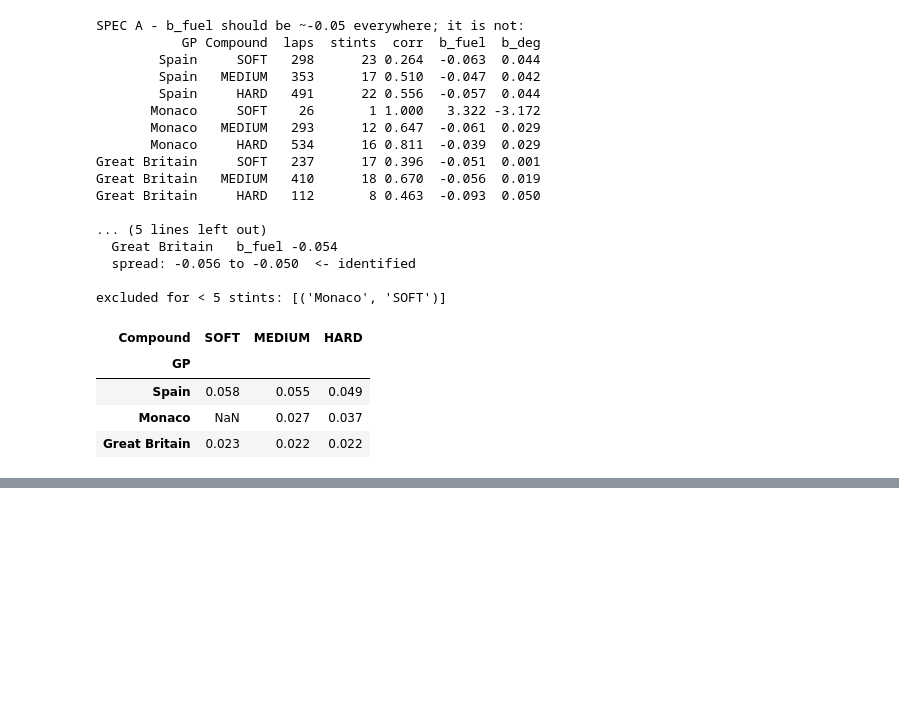
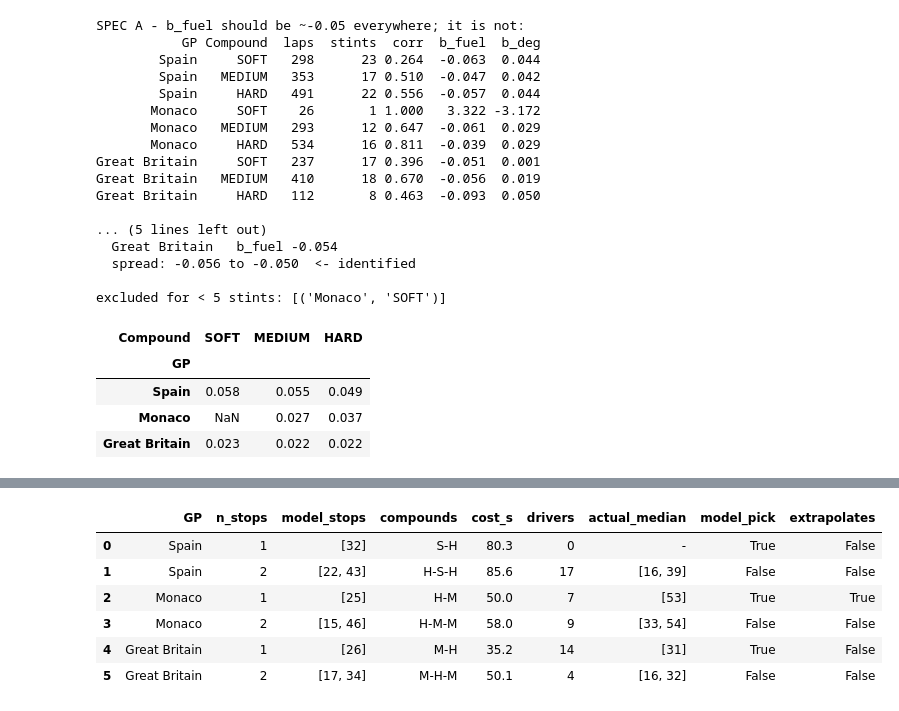
Before and after one commit to HegdeShreyas14/f1-tyre-strat, a Jupyter notebook: notebooks/analysis.ipynb, the cells around one changed output, grey strips where cells are left out. Saved outputs shown, nothing was run; the diff lists cells and outputs as text; code cells hidden in the pictures; blank space fills up the shorter version.

```diff
--- a/notebooks/analysis.ipynb
+++ b/notebooks/analysis.ipynb
@@ -345,0 +504,76 @@ excluded for < 5 stints: [('Monaco', 'SOFT')]
+# %%
+# --- The optimiser ---------------------------------------------------------
+from itertools import product
+
+MIN_STINT = 8        # nobody runs a 3-lap stint; keeps the search realistic
+
+
+def strategy_cost(lengths, compounds, gp, pit=None):
+    """Seconds lost vs a car that never stops and never degrades."""
+    p = params[gp]
+    cost = (pit_loss[gp] if pit is None else pit) * (len(lengths) - 1)
+    for L, c in zip(lengths, compounds):
+        cost += p[c]['base'] * L + p[c]['deg'] * L * (L + 1) / 2
+    return cost
+
+
+def best_strategy(gp, n_stops):
+    """Cheapest stint lengths + compounds for a given number of stops.
+
+    F1 requires at least two different dry compounds in a dry race, so
+    single-compound plans are excluded.
+    """
+    N, avail = race_laps[gp], list(params[gp])
+    best = None
+    for splits in product(range(MIN_STINT, N - MIN_STINT + 1), repeat=n_stops):
+        if list(splits) != sorted(splits):
+            continue                                  # stop laps must increase
+        bounds = [0, *splits, N]
+        lengths = [b - a for a, b in zip(bounds, bounds[1:])]
+        if min(lengths) < MIN_STINT:
+            continue
+        for combo in product(avail, repeat=n_stops + 1):
+            if len(set(combo)) < 2:
+                continue                              # two-compound rule
+            c = strategy_cost(lengths, combo, gp)
+            if best is None or c < best['cost']:
+                best = {'stops': list(splits), 'compounds': list(combo),
+                        'lengths': lengths, 'cost': c}
+    return best
+
+
+# longest stint actually observed per compound: anything beyond this is extrapolation
+observed_max = (clean.groupby(['GP', 'Compound', 'Driver', 'Stint']).TyreLife.max()
+                     .groupby(['GP', 'Compound']).max())
+
+rows = []
+for gp in RACES:
+    counts = actual_stops[gp].apply(len).value_counts()
+    plans = {n: best_strategy(gp, n) for n in (1, 2)}
+    win = min(plans, key=lambda n: plans[n]['cost'])
+
+    for n, b in plans.items():
+        same = [s for s in actual_stops[gp] if len(s) == n]
+        med = [int(np.median([s[i] for s in same])) for i in range(n)] if same else []
+        longest = max(L for L, c in zip(b['lengths'], b['compounds']))
+        cap = max(observed_max.get((gp, c), 0) for c in b['compounds'])
+        rows.append({'GP': gp, 'n_stops': n, 'model_stops': str(b['stops']),
+                     'compounds': '-'.join(x[0] for x in b['compounds']),
+                     'cost_s': round(b['cost'], 1), 'drivers': int(counts.get(n, 0)),
+                     'actual_median': str(med) if med else '-',
+                     'model_pick': n == win,
+                     'extrapolates': longest > cap})
+
+    # Pit loss enters the cost as n_stops x pit_loss, and for a FIXED stop count it
+    # does not move the optimal split. So deg_k = cost_k - k x pit_loss is a constant,
+    # and 1-stop beats 2-stop exactly when pit_loss > deg_1 - deg_2. No search needed.
+    d1 = plans[1]['cost'] - 1 * pit_loss[gp]
+    d2 = plans[2]['cost'] - 2 * pit_loss[gp]
+    print(f"{gp:15s} model prefers {win}-stop by {abs(plans[1]['cost']-plans[2]['cost']):5.1f}s"
+          f"  |  break-even pit loss {d1 - d2:5.1f}s vs estimated {pit_loss[gp]:.1f}s")
+
+pit_window = pd.DataFrame(rows)
+print('\nlongest stint observed per compound (laps):')
+print(observed_max.astype(int).to_string())
+pit_window
+# %% [output]
@@ -345,0 +595,7 @@ excluded for < 5 stints: [('Monaco', 'SOFT')]
+|  | GP | n_stops | model_stops | compounds | cost_s | drivers | actual_median | model_pick | extrapolates |
+| 0 | Spain | 1 | [32] | S-H | 80.3 | 0 | - | True | False |
+| 1 | Spain | 2 | [22, 43] | H-S-H | 85.6 | 17 | [16, 39] | False | False |
+| 2 | Monaco | 1 | [25] | H-M | 50.0 | 7 | [53] | True | True |
+| 3 | Monaco | 2 | [15, 46] | H-M-M | 58.0 | 9 | [33, 54] | False | False |
+| 4 | Great Britain | 1 | [26] | M-H | 35.2 | 14 | [31] | True | False |
+| 5 | Great Britain | 2 | [17, 34] | M-H-M | 50.1 | 4 | [16, 32] | False | False |
```
Also changed, not shown: parts of 5 cells of this notebook, 3 other files.
